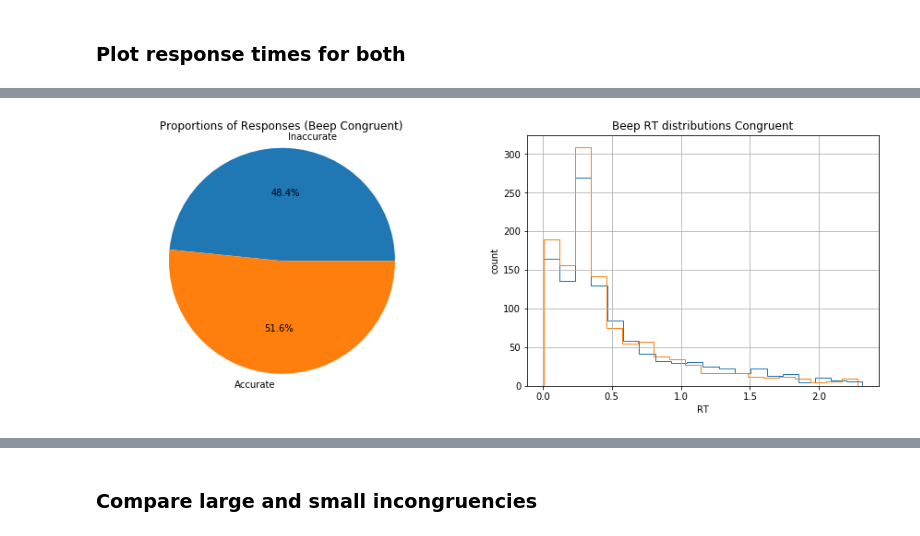
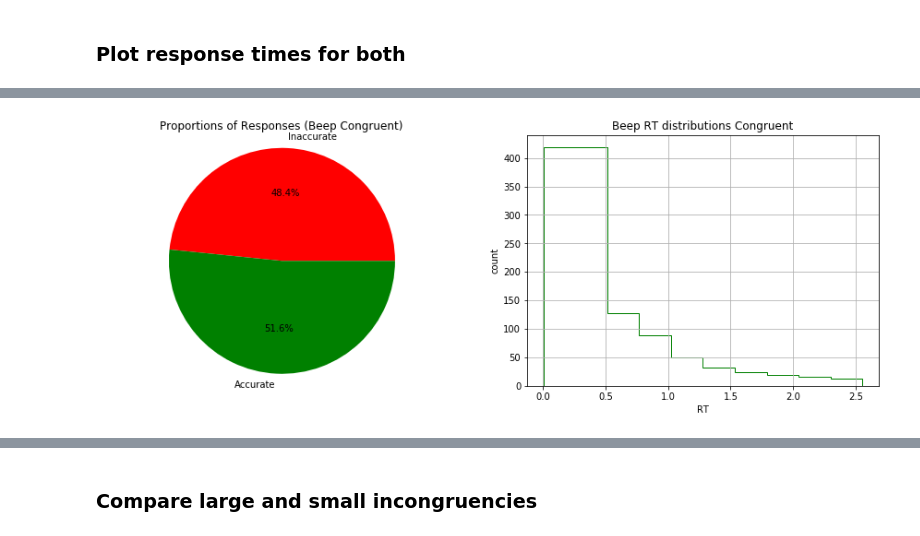
Before and after one commit to chauedwin/NumerosityHDDM, a Jupyter notebook: NumerosityHDDM.ipynb, the cells around one changed output, grey strips where cells are left out. Cells and saved outputs as stored; diff of their text form; code cells hidden in the pictures.

Commit message:
added beep resp

```diff
--- a/NumerosityHDDM.ipynb
+++ b/NumerosityHDDM.ipynb
@@ -188,25 +205,18 @@ resptimes = resptimes[1:]
 
 #trialsb = np.insert(trialsb, 1, resptimes, axis = 1)
 trialsb = pd.DataFrame(np.insert(trialsb, 1, resptimes, axis = 1),
-                        columns=['Subj_id', 'rt', 'response', 'flashpres', 'beeppres', 'flashrep', 'beeprep'])
+                        columns=['Subj_id', 'rt', 'responsef', 'responseb', 'flashpres', 'beeppres', 'flashresp', 'beepresp'])
+# %%
+trialsbsd = trialsb['rt'].std()
+trialsb = trialsb.loc[(trialsb['rt'] <= trialsbsd*3) & (trialsb['rt'] > 0)]
 # %%
 congb = trialsb.loc[trialsb['flashpres'] == trialsb['beeppres']]
 
 incongb = trialsb.loc[(trialsb['flashpres'] != trialsb['beeppres']) & (trialsb['flashpres'] != 0) & (trialsb['beeppres'] != 0)]
 
 unib = trialsb.loc[(trialsb['flashpres'] != 0) & (trialsb['beeppres'] == 0)]
+
+audiob = trialsb.loc[(trialsb['flashpres'] == 0) & (trialsb['beeppres'] != 0)]
-# %%
-congbsd = congb['rt'].std()
-congb = congb.loc[(congb['rt'] <= (congbsd*3)) & (congb['rt'] > 0)]
-#print(congb)
-
-incongbsd = incongb['rt'].std()
-incongb = incongb.loc[(incongb['rt'] <= (incongbsd*3)) & (incongb['rt'] > 0)]
-#print(incongb)
-
-unibsd = unib['rt'].std()
-unib = unib.loc[(unib['rt'] <= (unibsd*3)) & (unib['rt'] > 0)]
-#print(unib)
 # %% [markdown]
 ### Plot response times for both
 # %%
@@ -302,42 +334,59 @@ Name: response, dtype: int64
 # %%
-print(congb['response'].value_counts())
-sizes = [congb['response'].value_counts()[0], congb['response'].value_counts()[1]]
+#print(congb['responsef'].value_counts())
+sizes = [congb['responsef'].value_counts()[0], congb['responsef'].value_counts()[1]]
 labels = ['Inaccurate', 'Accurate']
 
-fig4 = plt.figure(figsize=(15, 5))
-ax = fig4.add_subplot(121, title='Proportions of Responses (Beep Congruent)')
-ax.pie(sizes, labels = labels, autopct='%1.1f%%')
+fig5 = plt.figure(figsize=(15, 5))
+ax = fig5.add_subplot(121, title='Proportions of Responses (Beep Congruent)')
+ax.pie(sizes, colors=["red", "green"], labels = labels, autopct='%1.1f%%')
 ax.axis('equal')
 
-ax = fig4.add_subplot(122, xlabel='RT', ylabel='count', title='Beep RT distributions Congruent')
-for i, subj_data in congb.groupby('response'):
-    subj_data.rt.hist(bins=20, histtype='step', ax=ax)
+ax = fig5.add_subplot(122, xlabel='RT', ylabel='count', title='Beep RT distributions Congruent')
+#for i, subj_data in congb.groupby('response'):
+#    subj_data.rt.hist(bins=20, histtype='step', ax=ax)
+congb.loc[congb['responsef'] == 1].rt.hist(histtype='step', edgecolor="green", ax = ax)
 
 
 #print(incongbdata['response'].value_counts())
-sizes = [incongb['response'].value_counts()[0], incongb['response'].value_counts()[1]]
+sizes = [incongb['responsef'].value_counts()[0], incongb['responsef'].value_counts()[1]]
 labels = ['Inaccurate', 'Accurate']
 
-fig5 = plt.figure(figsize=(15, 5))
-ax = fig5.add_subplot(121, title='Proportions of Responses (Beep Incongruent)')
-ax.pie(sizes, labels = labels, autopct='%1.1f%%')
+fig6 = plt.figure(figsize=(15, 5))
+ax = fig6.add_subplot(121, title='Proportions of Responses (Beep Incongruent)')
+ax.pie(sizes, colors=["red", "green"], labels = labels, autopct='%1.1f%%')
 ax.axis('equal')
 
-ax = fig5.add_subplot(122, xlabel='RT', ylabel='count', title='Beep RT distributions Incongruent')
-for i, subj_data in incongb.groupby('response'):
-    subj_data.rt.hist(bins=20, histtype='step', ax=ax)
+ax = fig6.add_subplot(122, xlabel='RT', ylabel='count', title='Beep RT distributions Incongruent')
+#for i, subj_data in incongb.groupby('response'):
+#    subj_data.rt.hist(bins=20, histtype='step', ax=ax)
+incongb.loc[incongb['responsef'] == 1].rt.hist(histtype='step', edgecolor="green", ax = ax)
 
 
 #print(unibdata['response'].value_counts())
-sizes = [unib['response'].value_counts()[0], unib['response'].value_counts()[1]]
+sizes = [unib['responsef'].value_counts()[0], unib['responsef'].value_counts()[1]]
 labels = ['Inaccurate', 'Accurate']
 
-fig6 = plt.figure(figsize=(15, 5))
-ax = fig6.add_subplot(121, title='Proportions of Responses (Beep Unisensory)')
-ax.pie(sizes, labels = labels, autopct='%1.1f%%')
+fig7 = plt.figure(figsize=(15, 5))
+ax = fig7.add_subplot(121, title='Proportions of Responses (Beep Unisensory)')
+ax.pie(sizes, colors=["red", "green"], labels = labels, autopct='%1.1f%%')
 ax.axis('equal')
 
-ax = fig6.add_subplot(122, xlabel='RT', ylabel='count', title='Beep RT distributions Unisensory')
-for i, subj_data in unib.groupby('response'):
-    subj_data.rt.hist(bins=20, histtype='step', ax=ax)
+ax = fig7.add_subplot(122, xlabel='RT', ylabel='count', title='Beep RT distributions Unisensory')
+#for i, subj_data in unib.groupby('response'):
+#    subj_data.rt.hist(bins=20, histtype='step', ax=ax)
+unib.loc[unib['responsef'] == 1].rt.hist(histtype='step', edgecolor="green", ax = ax)
+
+
+sizes = [audiob['responseb'].value_counts()[0], audiob['responseb'].value_counts()[1]]
+labels = ['Inaccurate', 'Accurate']
+
+fig8 = plt.figure(figsize=(15, 5))
+ax = fig8.add_subplot(121, title='Proportions of Responses (Beep Audio)')
+ax.pie(sizes, colors=["red", "green"], labels = labels, autopct='%1.1f%%')
+ax.axis('equal')
+
+ax = fig8.add_subplot(122, xlabel='RT', ylabel='count', title='Beep RT distributions Beep Audio')
+#for i, subj_data in audiof.groupby('responseb'):
+#    subj_data.rt.hist(bins=20, histtype='step', edgecolor="green", ax=ax)
+audiob.loc[audiob['responseb'] == 1].rt.hist(histtype='step', edgecolor="green", ax = ax)
 # %% [output]
@@ -347 +394 @@ Name: response, dtype: int64
-[figure, old version]
+[figure, new version]
```
Also changed, not shown: parts of 17 cells of this notebook.
